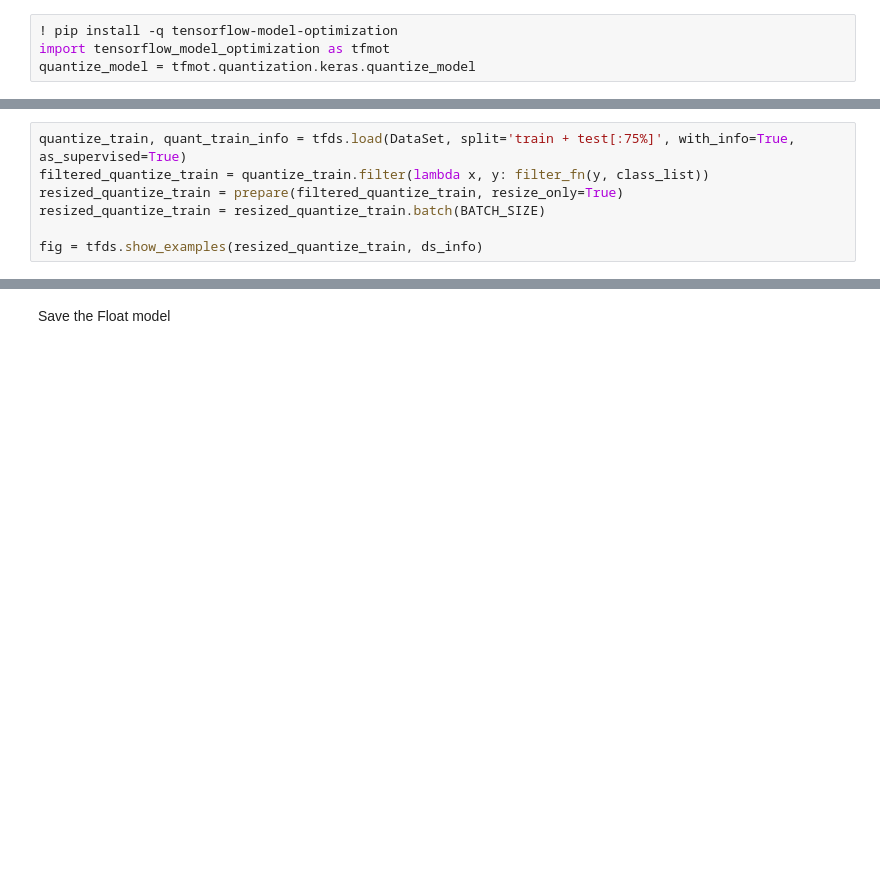
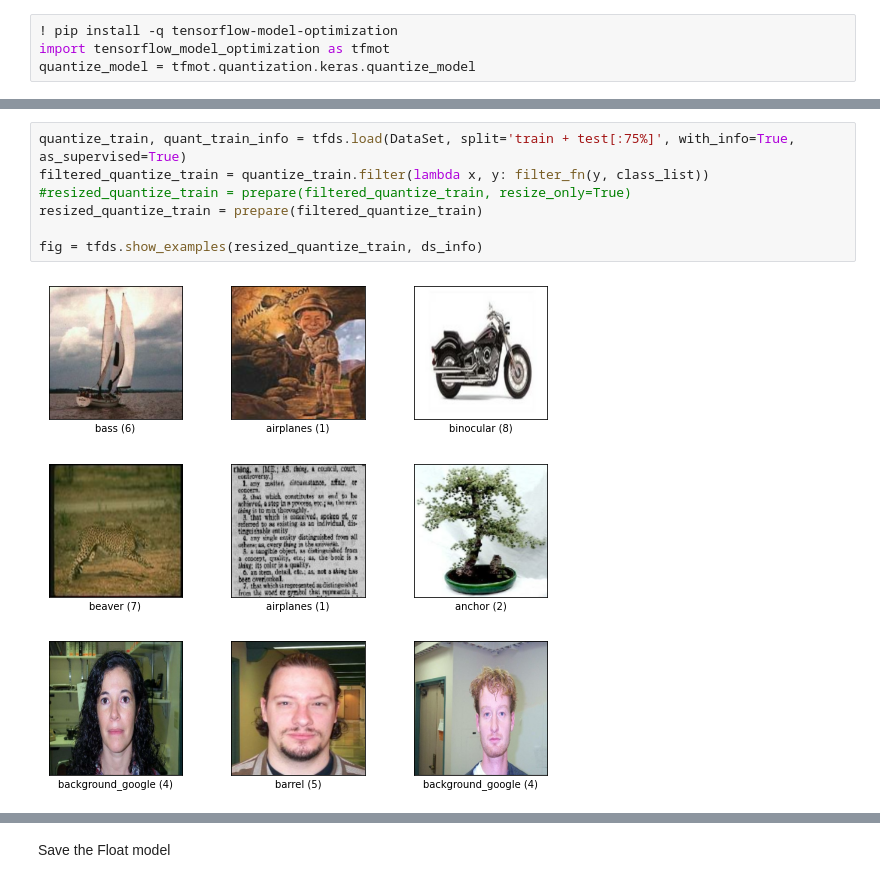
Before and after one commit to LeNovice/PSW, a Jupyter notebook: Main_CadenceNet.ipynb, the cells around one changed output, grey strips where cells are left out. Saved outputs shown, nothing was run; the diff lists cells and outputs as text; blank space fills up the shorter version.

```diff
--- a/Main_CadenceNet.ipynb
+++ b/Main_CadenceNet.ipynb
@@ -330,8 +359,10 @@ q_aware_model.summary()
 # %%
 quantize_train, quant_train_info = tfds.load(DataSet, split='train + test[:75%]', with_info=True, as_supervised=True)
 filtered_quantize_train = quantize_train.filter(lambda x, y: filter_fn(y, class_list))
-resized_quantize_train = prepare(filtered_quantize_train, resize_only=True)
-resized_quantize_train = resized_quantize_train.batch(BATCH_SIZE)
+#resized_quantize_train = prepare(filtered_quantize_train, resize_only=True)
+resized_quantize_train = prepare(filtered_quantize_train)
 
 fig = tfds.show_examples(resized_quantize_train, ds_info)
+# %% [output]
+[figure, added]
 # %%
```
Also changed, not shown: parts of 25 cells of this notebook.
